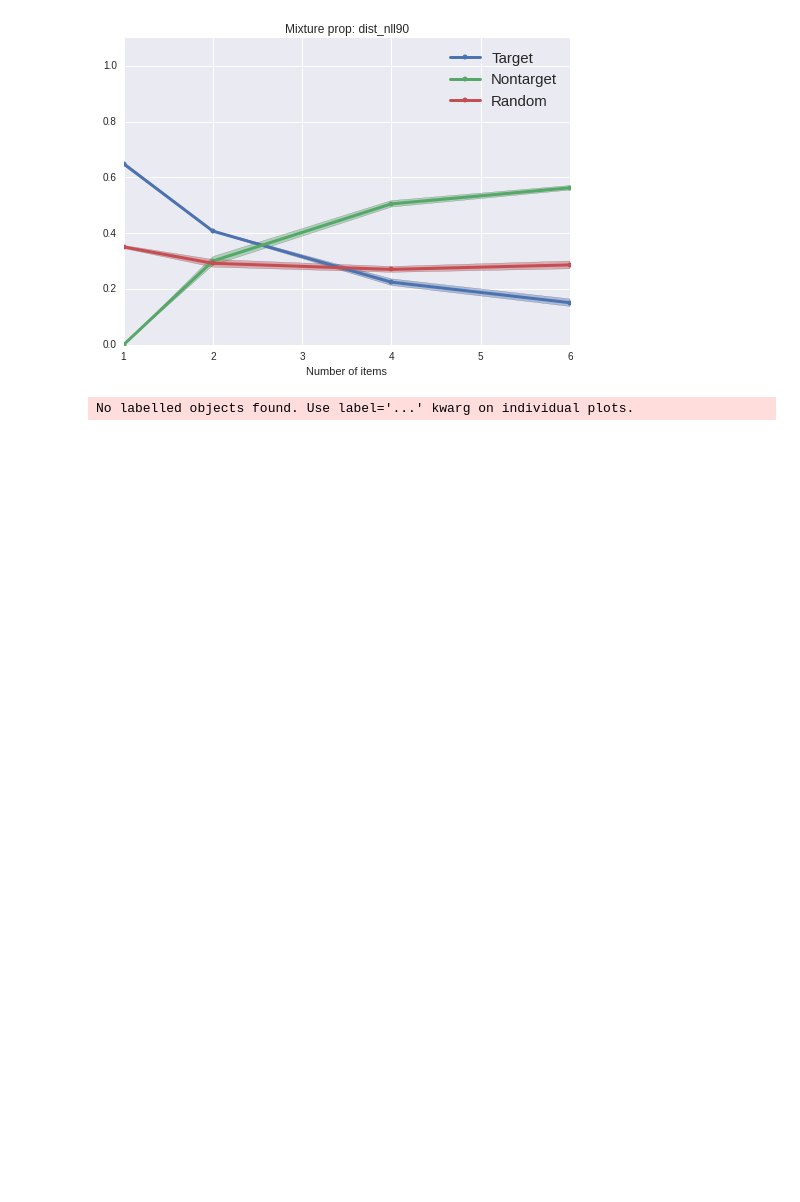
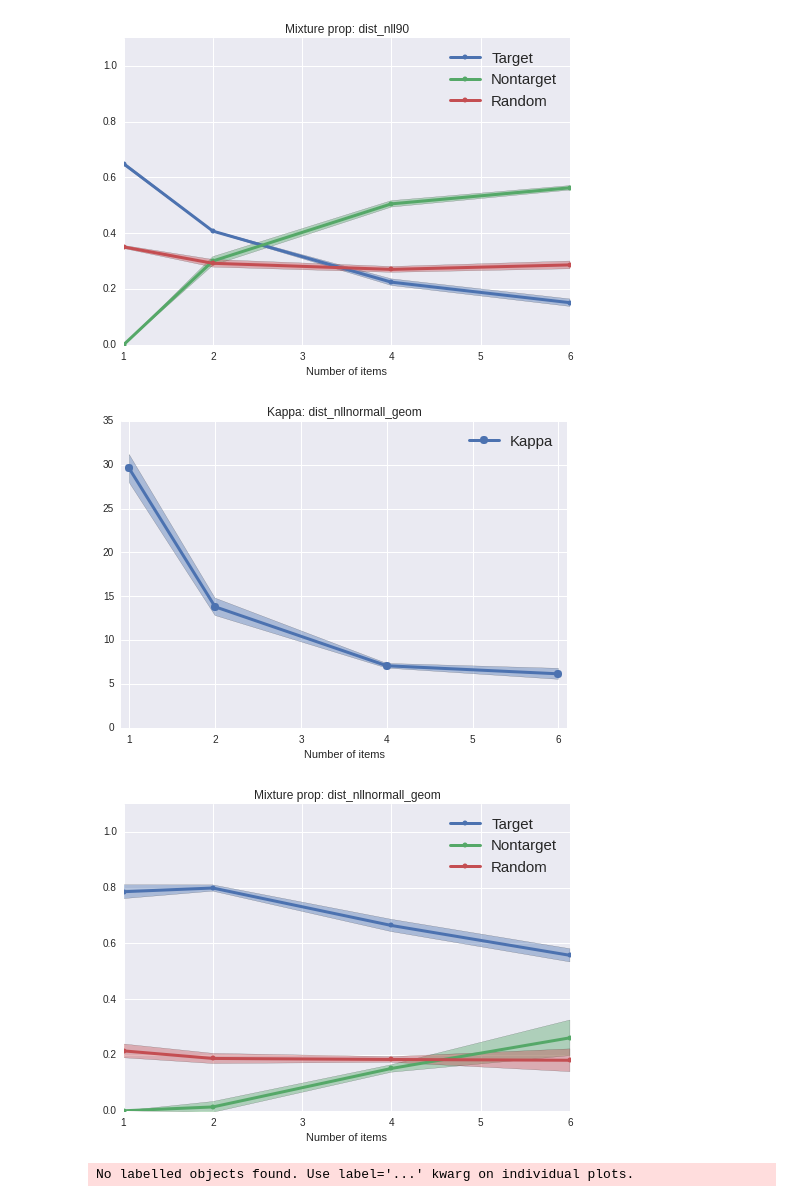
Before and after one commit to Azhag/Bayesian-visual-working-memory, a Jupyter notebook: Experiments/fitexperiment_allt_new_10_2015/notebook_LLlapse_random_fitexperimentallt_sigmaxMratiolapserate_131015.ipynb, the cells around one changed output. Drawn from its saved outputs; the diff is of its cells as text; code cells hidden in the pictures; blank space fills up the shorter version.

```diff
--- a/Experiments/fitexperiment_allt_new_10_2015/notebook_LLlapse_random_fitexperimentallt_sigmaxMratiolapserate_131015.ipynb
+++ b/Experiments/fitexperiment_allt_new_10_2015/notebook_LLlapse_random_fitexperimentallt_sigmaxMratiolapserate_131015.ipynb
@@ -499,6 +499,15 @@ def plot_model_fit(metric='dist_nll90', best_index=0):
 # %% [output]
 [figure]
 [figure]
+# %%
+# Best fit for LL Geometric mean
+@interact(best_index=(0, 9, 1), metric=['dist_emfit_mse', 'dist_emfit_kl', 'dist_nll', 'dist_nll90', 'dist_nllnormall_geom'])
+def plot_model_fit(metric='dist_nllnormall_geom', best_index=0):
+    df_sorted = sort_df_best_params(df_best_fits, metric, max_best_params)
+    plot_modelfits(T_space, result_em_fits_flat[df_sorted.index[best_index]], metric)
+# %% [output]
+[figure, added]
+[figure, added]
 # %%
 # Compute EM Mixture fits on subset of data used by our model, to compare LL and BIC properly
 dataset = data_groundtruth
```
